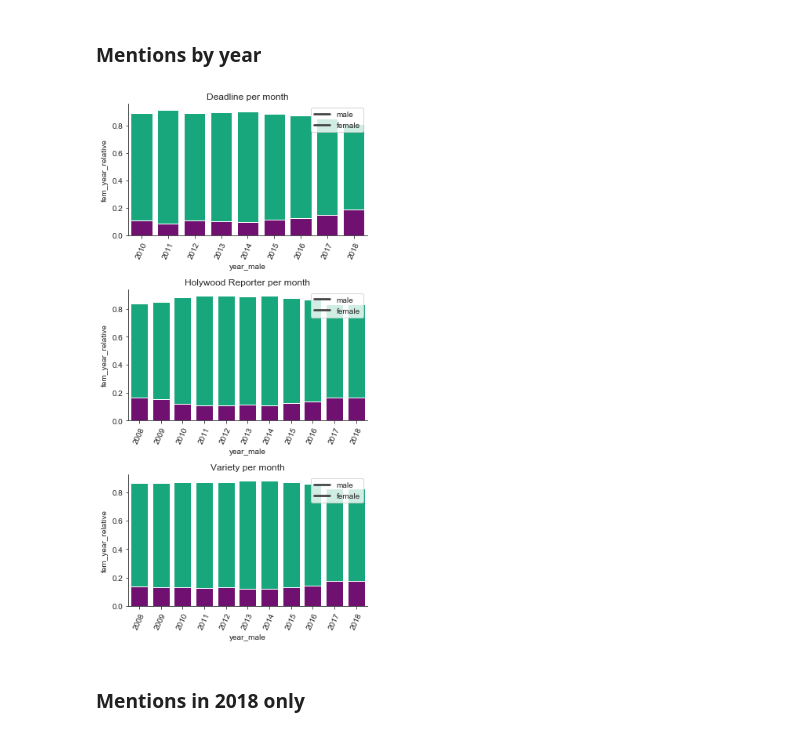
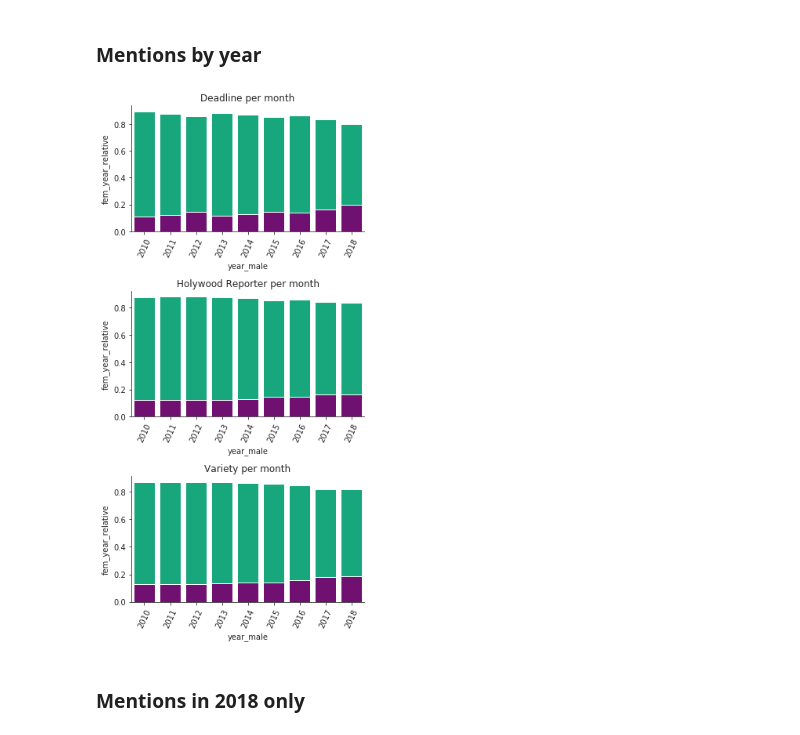
Before and after one commit to GimmeDanger/cinema-studies, a Jupyter notebook: processing_scripts/data_visualization.ipynb, the cells around one changed output. Cells and saved outputs as stored; diff of their text form; code cells hidden in the pictures.

```diff
--- a/processing_scripts/data_visualization.ipynb
+++ b/processing_scripts/data_visualization.ipynb
@@ -66,7 +50,7 @@ female_hwr_month = female_hwr_month.sort_values(by='date')
 female_hwr_month['date'] = female_hwr_month['date'].apply(lambda x: str(x.year)+'-'+str(x.month))
 #female_hwr_month['relative'] = female_hwr_month['count'].apply(lambda x: x/101880)
 # %%
-male_hwr_month = pd.read_csv('male_mentions_per_month_hollywood_reporter_20190707.txt', sep=',', header = None, names = ['year', 'month', 'count'])
+male_hwr_month = pd.read_csv(f'{path}/male_mentions_per_month_hollywood_reporter_{date}.txt', sep=' ', header = None, names = ['year', 'month', 'count'])
 male_hwr_month['date'] = male_hwr_month.apply(lambda x: datetime.date(year=int(x[0]), month=int(x[1]), day=1), axis =1)
 male_hwr_month = male_hwr_month.sort_values(by='date')
 male_hwr_month['date'] = male_hwr_month['date'].apply(lambda x: str(x.year)+'-'+str(x.month))
@@ -79,13 +63,13 @@ hwr_month['relative_female'] = hwr_month.apply(lambda x: x[6]/x[-2], axis = 1)
 # %% [markdown]
 ### Variety mentions per month
 # %%
-female_variety_month = pd.read_csv('female_mentions_per_month_variety_20190707.txt', sep=',', header = None, names = ['year', 'month', 'count'])
+female_variety_month = pd.read_csv(f'{path}/female_mentions_per_month_variety_{date}.txt', sep=' ', header = None, names = ['year', 'month', 'count'])
 female_variety_month['date'] = female_variety_month.apply(lambda x: datetime.date(year=int(x[0]), month=int(x[1]), day=1), axis =1)
 female_variety_month = female_variety_month.sort_values(by='date')
 female_variety_month['date'] = female_variety_month['date'].apply(lambda x: str(x.year)+'-'+str(x.month))
 #female_variety_month['relative'] = female_variety_month['count'].apply(lambda x: x/187228)
 # %%
-male_variety_month = pd.read_csv('male_mentions_per_month_variety_20190707.txt', sep=',', header = None, names = ['year', 'month', 'count'])
+male_variety_month = pd.read_csv(f'{path}/male_mentions_per_month_variety_{date}.txt', sep=' ', header = None, names = ['year', 'month', 'count'])
 male_variety_month['date'] = male_variety_month.apply(lambda x: datetime.date(year=int(x[0]), month=int(x[1]), day=1), axis =1)
 male_variety_month = male_variety_month.sort_values(by='date')
 male_variety_month['date'] = male_variety_month['date'].apply(lambda x: str(x.year)+'-'+str(x.month))
@@ -175,8 +159,8 @@ plt.show()
 ### Mentions by year
 # %%
 deadline_year = deadline_month.groupby(['year_male'], as_index=False).sum()
-hwr_year = hwr_month.groupby(['year_male'], as_index=False).sum()
-variety_year = variety_month.groupby(['year_male'], as_index=False).sum()
+hwr_year = hwr_month.groupby(['year_male'], as_index=False).sum()[2:]
+variety_year = variety_month.groupby(['year_male'], as_index=False).sum()[2:]
 # %%
 deadline_year['fem_year_relative'] = deadline_year.apply(lambda x: x[5]/x[6], axis = 1)
 deadline_year['male_year_relative'] = deadline_year.apply(lambda x: x[2]/x[6], axis = 1)
@@ -189,33 +173,33 @@ hwr_year['male_year_relative'] = hwr_year.apply(lambda x: x[2]/x[6], axis = 1)
 # %%
 plt.figure(figsize=(5,10))
 
 plt.subplot(3,1,1)
 sns.barplot(x='year_male', y='male_year_relative', data = deadline_year.groupby(['year_male'], as_index=False).sum(), color = '#00BF85')
 sns.barplot(x='year_male', y='fem_year_relative', data = deadline_year.groupby(['year_male'], as_index=False).sum(), color = 'purple')
 plt.title('Deadline per month')
-plt.legend(('male', 'female'))
+#plt.legend(('male', 'female'))
 plt.xticks(rotation=65)
 
 plt.subplot(3,1,2)
 sns.barplot(x='year_male', y='male_year_relative', data = hwr_year.groupby(['year_male'], as_index=False).sum(), color = '#00BF85')
 sns.barplot(x='year_male', y='fem_year_relative', data = hwr_year.groupby(['year_male'], as_index=False).sum(), color = 'purple')
 plt.title('Holywood Reporter per month')
-plt.legend(('male', 'female'))
+#plt.legend(('male', 'female'))
 plt.xticks(rotation=65)
 
 plt.subplot(3,1,3)
 sns.barplot(x='year_male', y='male_year_relative', data = variety_year.groupby(['year_male'], as_index=False).sum(), color = '#00BF85')
 sns.barplot(x='year_male', y='fem_year_relative', data = variety_year.groupby(['year_male'], as_index=False).sum(), color = 'purple')
 plt.title('Variety per month')
-plt.legend(('male', 'female'))
+#plt.legend(('male', 'female'))
 plt.xticks(rotation=65)
 
 plt.tight_layout()
 sns.despine()
-plt.savefig('mentions_year_barchart_relative.png', dpi=300, format='png')
+plt.savefig(f'mentions_year_barchart_relative_{percentage}.png', dpi=300, format='png')
 plt.show()
 # %% [output]
-[figure, old version]
+[figure, new version]
 # %% [markdown]
 ### Mentions in 2018 only
 # %%
```
Also changed, not shown: parts of 10 cells of this notebook, 2 other files.
